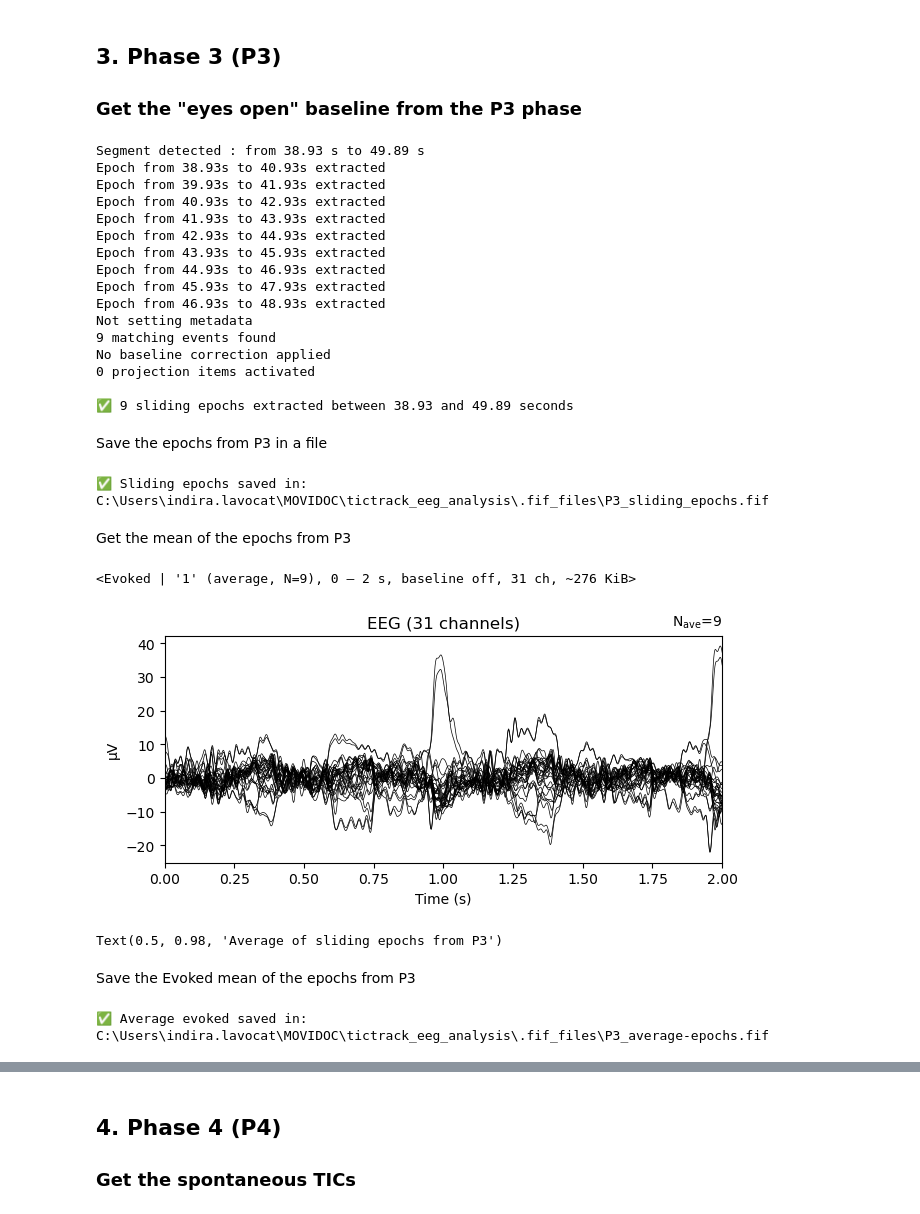
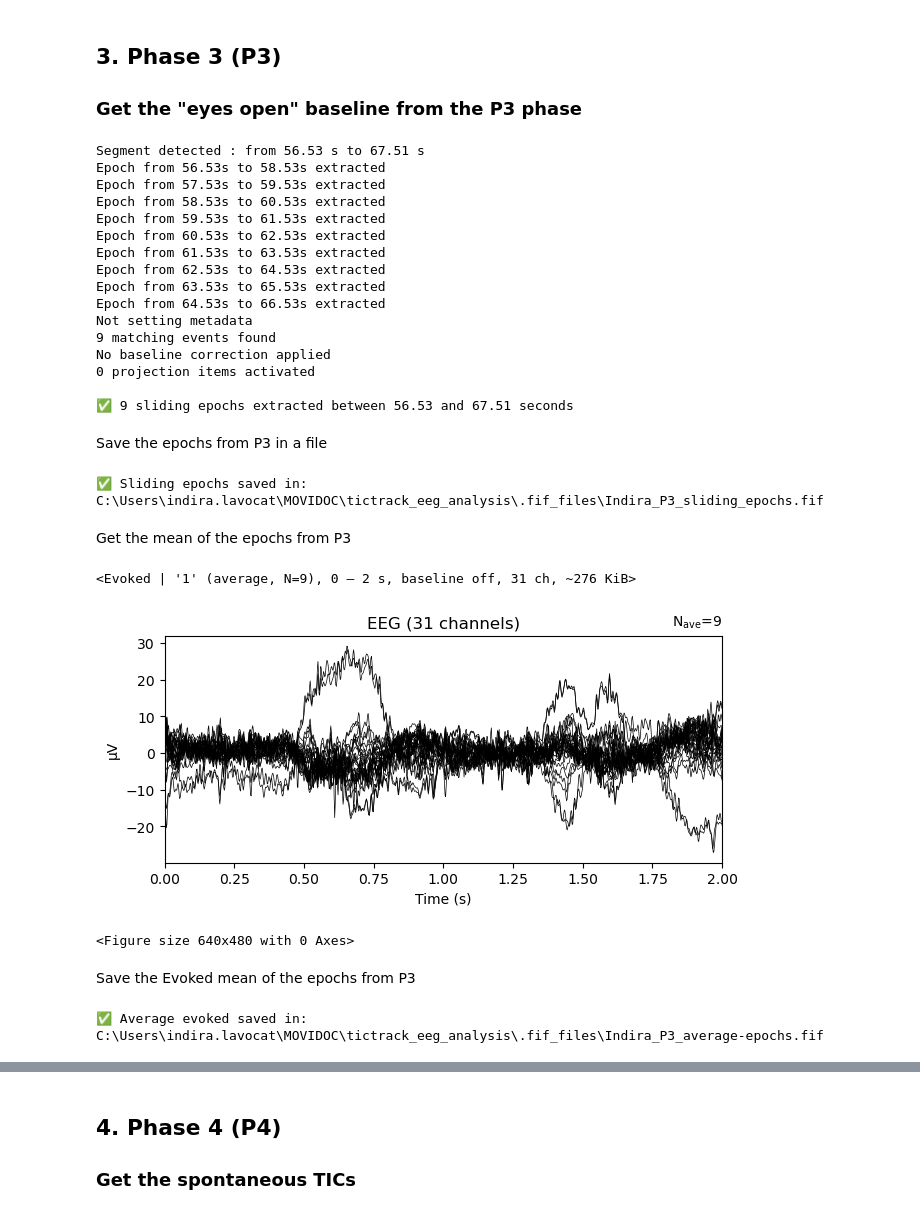
Before and after one commit to Movidoc/tictrack_eeg_analysis, a Jupyter notebook: 01_Movidoc_tictrack_prepro.ipynb, the cells around one changed output, grey strips where cells are left out. Cells and saved outputs as stored; diff of their text form; code cells hidden in the pictures.

```diff
--- a/01_Movidoc_tictrack_prepro.ipynb
+++ b/01_Movidoc_tictrack_prepro.ipynb
@@ -207,7 +208,7 @@ Figure saved: C:\Users\indira.lavocat\MOVIDOC\tictrack_eeg_analysis\Figures\Figu
 ## 2. Filter the data with a band-pass
 # %%
 # Define the high and low frequencies
-HFreq = 45
+HFreq = 100
 LFreq = 0.5
 raw_HighLowPassed = raw.filter(l_freq = LFreq, h_freq = HFreq)
 
@@ -594,8 +661,9 @@ print(f"✅ Average evoked saved in: {P2_evoked_save_path}")
 ### Get the "eyes open" baseline from the P3 phase
 # %%
 # Define the parameters
-begin_P3_stimulus = "Stimulus/S  5" # sent at the beginning of the P2a task
-end_P3_stimulus = "Stimulus/S  6" # sent at the ending of the P2a task
+begin_P3_stimulus = "Stimulus/S  7" # sent at the beginning of the P3 task
+end_P3_stimulus = "Stimulus/S  8" # sent at the ending of the P3 task
+
 
 # Search the stimuli times in the annotations
 P3_onset_start = None
@@ -649,50 +717,57 @@ if P3_onset_start is not None and P3_onset_end is not None:
 else:
     print("❌ Stimuli not found in the annotations.")
 # %% [output]
-Segment detected : from 38.93 s to 49.89 s
-Epoch from 38.93s to 40.93s extracted
-Epoch from 39.93s to 41.93s extracted
-Epoch from 40.93s to 42.93s extracted
-Epoch from 41.93s to 43.93s extracted
-Epoch from 42.93s to 44.93s extracted
-Epoch from 43.93s to 45.93s extracted
-Epoch from 44.93s to 46.93s extracted
-Epoch from 45.93s to 47.93s extracted
-Epoch from 46.93s to 48.93s extracted
+Segment detected : from 56.53 s to 67.51 s
+Epoch from 56.53s to 58.53s extracted
+Epoch from 57.53s to 59.53s extracted
+Epoch from 58.53s to 60.53s extracted
+Epoch from 59.53s to 61.53s extracted
+Epoch from 60.53s to 62.53s extracted
+Epoch from 61.53s to 63.53s extracted
+Epoch from 62.53s to 64.53s extracted
+Epoch from 63.53s to 65.53s extracted
+Epoch from 64.53s to 66.53s extracted
 Not setting metadata
 9 matching events found
 No baseline correction applied
 0 projection items activated
 
-✅ 9 sliding epochs extracted between 38.93 and 49.89 seconds
+✅ 9 sliding epochs extracted between 56.53 and 67.51 seconds
 # %% [markdown]
 Save the epochs from P3 in a file
 # %%
-save_path = "C:\\Users\\indira.lavocat\\MOVIDOC\\tictrack_eeg_analysis\\.fif_files\\P3_sliding_epochs.fif"
+save_path = "C:\\Users\\indira.lavocat\\MOVIDOC\\tictrack_eeg_analysis\\.fif_files\\Indira_P3_sliding_epochs.fif"
+# save_path = "C:\\Users\\indira.lavocat\\MOVIDOC\\tictrack_eeg_analysis\\.fif_files\\Karletty_P3_sliding_epochs.fif"
 epochs_P3.save(save_path, overwrite=True)
 print(f"✅ Sliding epochs saved in: {save_path}")
 # %% [output]
-✅ Sliding epochs saved in: C:\Users\indira.lavocat\MOVIDOC\tictrack_eeg_analysis\.fif_files\P3_sliding_epochs.fif
+✅ Sliding epochs saved in: C:\Users\indira.lavocat\MOVIDOC\tictrack_eeg_analysis\.fif_files\Indira_P3_sliding_epochs.fif
 # %% [markdown]
 Get the mean of the epochs from P3
 # %%
 # Calculate the mean of the epochs
-evoked_P3 = epochs_P2.average()
+evoked_P3 = epochs_P3.average()
 print(evoked_P3)
 
 # Plot the mean
-Evoked_P3_Figure_7 = evoked_P2.plot() # does no take 'title' argument here
-Evoked_P3_Figure_7.suptitle("Average of sliding epochs from P3", fontsize=14)
+Evoked_P3_Figure_8 = evoked_P3.plot() # does no take 'title' argument here
+Evoked_P3_Figure_8.suptitle("Average of sliding epochs from P3", fontsize=14)
 # evoked_P3.plot(title="Average of sliding epochs (P3)")
+
+save_directory = "C:\\Users\\indira.lavocat\\MOVIDOC\\tictrack_eeg_analysis\\Figures"
+filename = "Indira_P3_epochs_mean.png"
+save_path = os.path.join(save_directory, filename)
+plt.savefig(save_path)
 # %% [output]
 <Evoked | '1' (average, N=9), 0 – 2 s, baseline off, 31 ch, ~276 KiB>
-[figure, old version]
+[figure, new version]
-Text(0.5, 0.98, 'Average of sliding epochs from P3')
+<Figure size 640x480 with 0 Axes>
 # %% [markdown]
 Save the Evoked mean of the epochs from P3
 # %%
-P3_evoked_save_path = "C:\\Users\\indira.lavocat\\MOVIDOC\\tictrack_eeg_analysis\\.fif_files\\P3_average-epochs.fif"
+P3_evoked_save_path = "C:\\Users\\indira.lavocat\\MOVIDOC\\tictrack_eeg_analysis\\.fif_files\\Indira_P3_average-epochs.fif"
+# P3_evoked_save_path = "C:\\Users\\indira.lavocat\\MOVIDOC\\tictrack_eeg_analysis\\.fif_files\\Karletty_P3_average-epochs.fif"
 evoked_P3.save(P3_evoked_save_path)
 print(f"✅ Average evoked saved in: {P3_evoked_save_path}")
 # %% [output]
-✅ Average evoked saved in: C:\Users\indira.lavocat\MOVIDOC\tictrack_eeg_analysis\.fif_files\P3_average-epochs.fif
+✅ Average evoked saved in: C:\Users\indira.lavocat\MOVIDOC\tictrack_eeg_analysis\.fif_files\Indira_P3_average-epochs.fif
```
Also changed, not shown: parts of 18 cells of this notebook, 31 other files.
